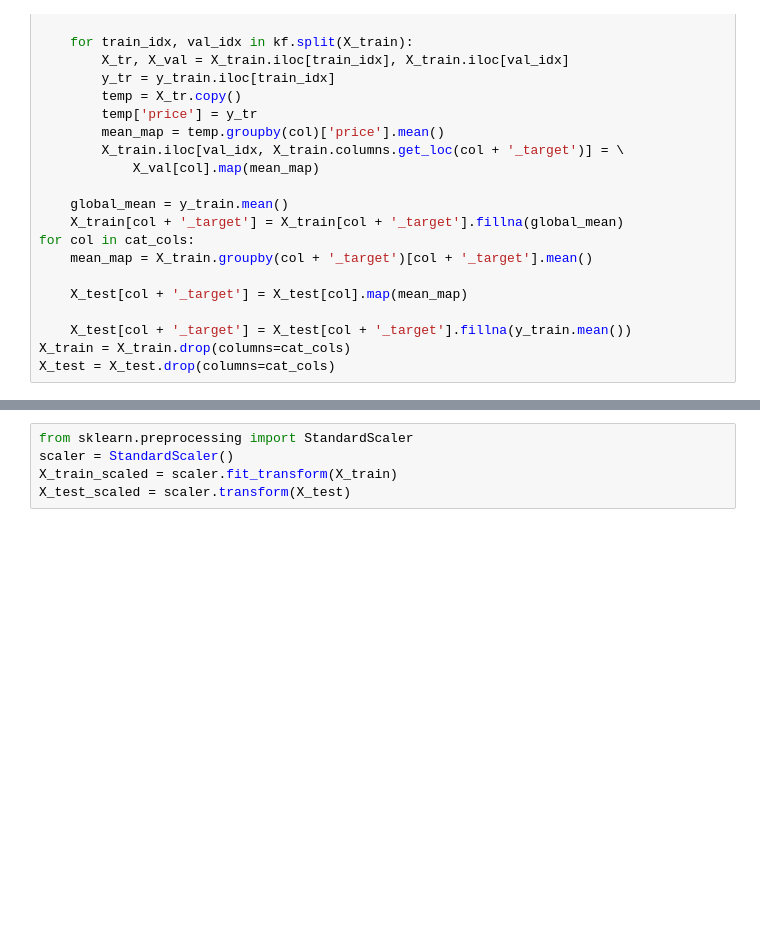
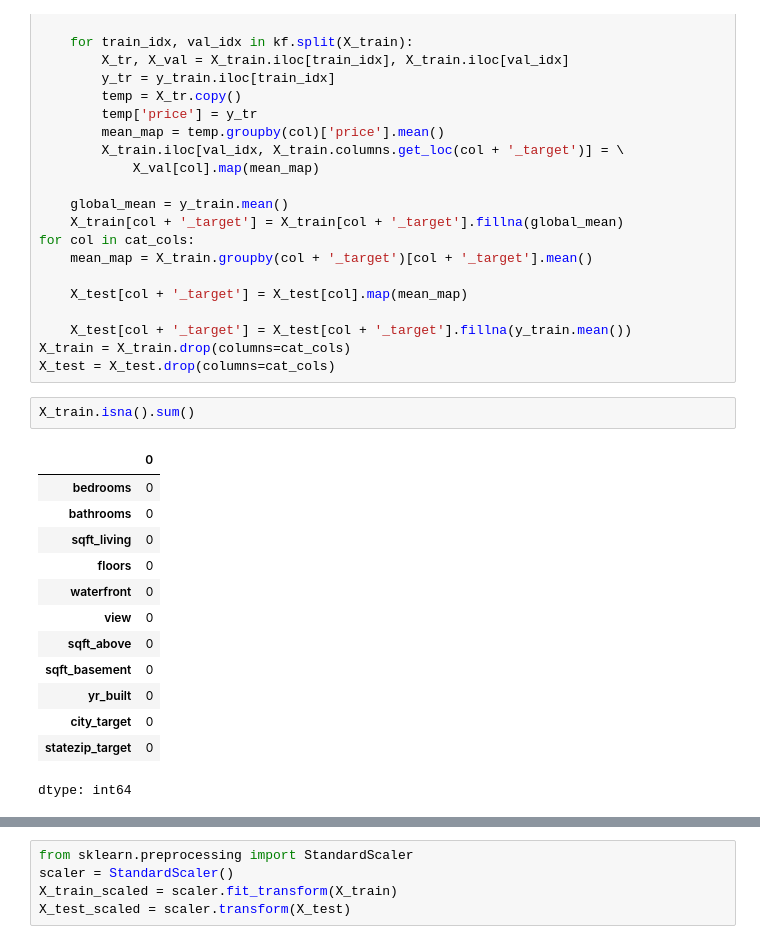
Before and after one commit to dainguyenbao2006-cyber/Housing-Price, a Jupyter notebook: test.ipynb, the cells around one changed output, grey strips where cells are left out. Drawn from its saved outputs; the diff is of its cells as text; blank space fills up the shorter version.

```diff
--- a/test.ipynb
+++ b/test.ipynb
@@ -298,6 +296,22 @@ for col in cat_cols:
     X_test[col + '_target'] = X_test[col + '_target'].fillna(y_train.mean())
 X_train = X_train.drop(columns=cat_cols)
 X_test = X_test.drop(columns=cat_cols)
+# %%
+X_train.isna().sum()
+# %% [output]
+|  | 0 |
+| bedrooms | 0 |
+| bathrooms | 0 |
+| sqft_living | 0 |
+| floors | 0 |
+| waterfront | 0 |
+| view | 0 |
+| sqft_above | 0 |
+| sqft_basement | 0 |
+| yr_built | 0 |
+| city_target | 0 |
+| statezip_target | 0 |
+dtype: int64
 # %%
 X_train.head()
 # %% [output]
```
Also changed, not shown: parts of 21 cells of this notebook.
